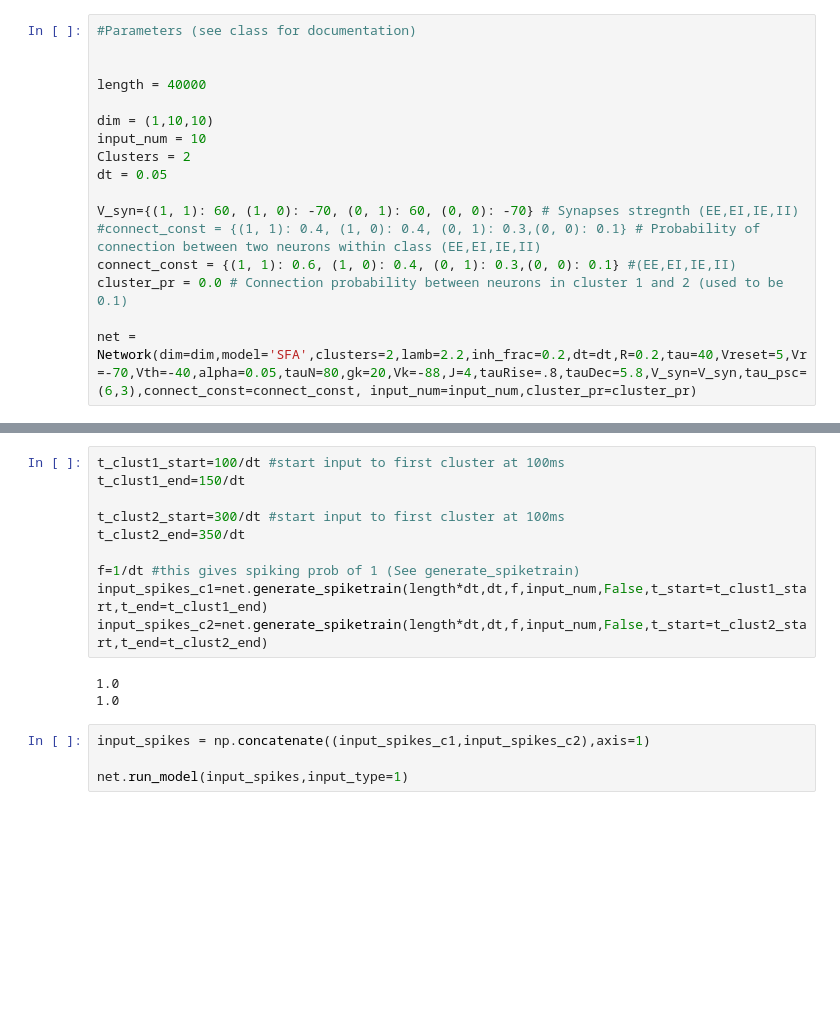
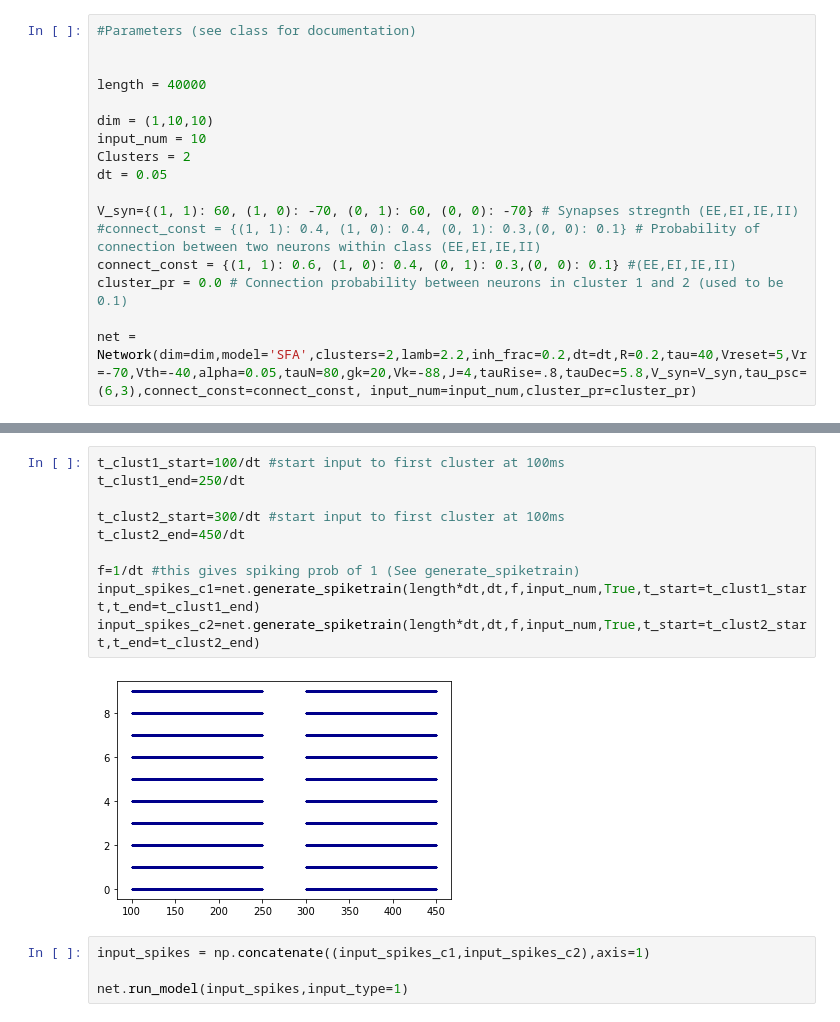
Before and after one commit to corticodes/Neural-Simulation, a Jupyter notebook: Run.ipynb, the cells around one changed output, grey strips where cells are left out. Drawn from its saved outputs; the diff is of its cells as text; blank space fills up the shorter version.

```diff
--- a/Run.ipynb
+++ b/Run.ipynb
@@ -39,16 +36,15 @@ net.run_model(input_spikes,input_type=1)
 # %%
 t_clust1_start=100/dt #start input to first cluster at 100ms
-t_clust1_end=150/dt
+t_clust1_end=250/dt
 
 t_clust2_start=300/dt #start input to first cluster at 100ms
-t_clust2_end=350/dt
+t_clust2_end=450/dt
 
 f=1/dt #this gives spiking prob of 1 (See generate_spiketrain)
-input_spikes_c1=net.generate_spiketrain(length*dt,dt,f,input_num,False,t_start=t_clust1_start,t_end=t_clust1_end)
-input_spikes_c2=net.generate_spiketrain(length*dt,dt,f,input_num,False,t_start=t_clust2_start,t_end=t_clust2_end)
+input_spikes_c1=net.generate_spiketrain(length*dt,dt,f,input_num,True,t_start=t_clust1_start,t_end=t_clust1_end)
+input_spikes_c2=net.generate_spiketrain(length*dt,dt,f,input_num,True,t_start=t_clust2_start,t_end=t_clust2_end)
 # %% [output]
-1.0
-1.0
+[figure, added]
 # %%
 input_spikes = np.concatenate((input_spikes_c1,input_spikes_c2),axis=1)
 
```
Also changed, not shown: parts of 5 cells of this notebook.
